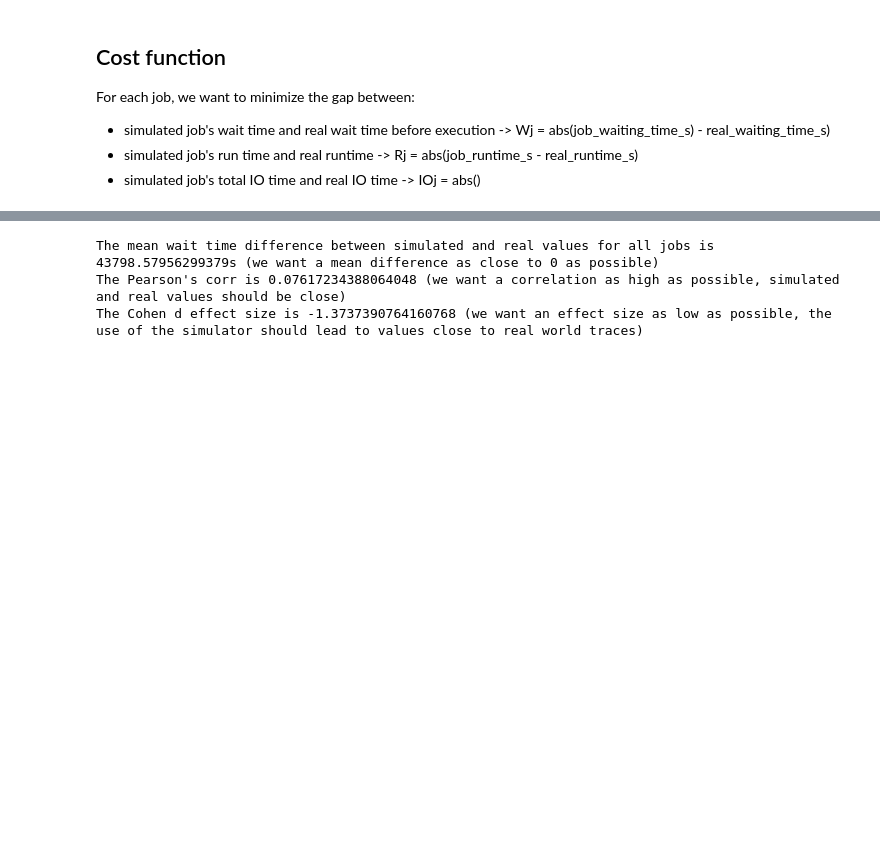
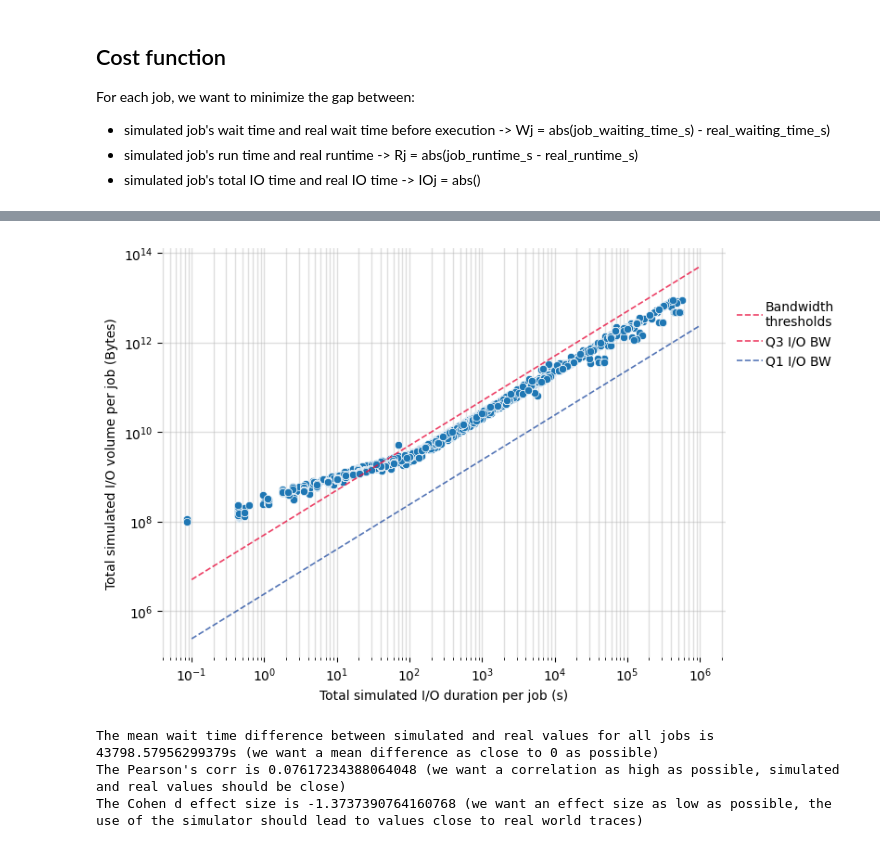
Before and after one commit to fives-simulator/fives, a Jupyter notebook: results/SimulationAnalysis.ipynb, the cells around one changed output, grey strips where cells are left out. Saved outputs shown, nothing was run; the diff lists cells and outputs as text; code cells hidden in the pictures; blank space fills up the shorter version.

Commit message:
Cleaned up some old configurations and datasets ; minor updated in SimulationAnalysis to make it possible to plot the Volume to I/O time scatter plot for simulation data

```diff
--- a/results/SimulationAnalysis.ipynb
+++ b/results/SimulationAnalysis.ipynb
@@ -11,7 +11,7 @@ For each job, we want to minimize the gap between:
 # %%
 from yaml import load, CLoader
 
-simulated_job_trace = "../build/simulatedJobs_theta2022_week41__Fives_C_theta2022_week41_0.0.1_week41.yml"
+simulated_job_trace = "./validation-1_30_01_CAT1/simulatedJobs_theta2022_1__Fives_C_theta2022_month8_cat1_0.0.1-g5k_validation.yml"
 
 results = None
 with open(simulated_job_trace, "r", encoding="utf-8") as job_results:
@@ -36,3 +36,87 @@ def cohend(d1, d2):
  u1, u2 = np.mean(d1), np.mean(d2)
  # calculate the effect size
  return (u1 - u2) / s
+# %%
+import numpy as np
+
+sim_io_times = np.array([])
+sim_io_volumes = np.array([])
+sim_io_bw_mb = np.array([])
+
+for job in results:
+
+    # Simulated only
+    s_io_time = 0
+    s_r_time = 0
+    s_w_time = 0
+    s_io_vol = 0
+    for action in job["actions"]:
+        if action["act_type"] == "COMPUTE" or action["act_type"] == "SLEEP":
+            continue
+        if action["act_status"] != "COMPLETED":
+            continue
+        if action["act_type"] == "FILEREAD":
+            s_io_time += action["act_duration"] * action["nb_stripes"]
+            s_io_vol += action["io_size_bytes"]
+        if action["act_type"] == "CUSTOM" and "write" in str(action["sub_job"]):
+            s_io_time += action["act_duration"] * action["nb_stripes"]
+            s_io_vol += action["io_size_bytes"]
+
+    if len(job['actions']) != 0:
+        sim_io_times = np.append(sim_io_times, s_io_time)
+        sim_io_volumes = np.append(sim_io_volumes, s_io_vol)
+        sim_io_bw_mb = np.append(sim_io_bw_mb, (s_io_vol / 1_000_000) / s_io_time)
+
+
+print(len(sim_io_bw_mb))
+
+import seaborn as sns
+import matplotlib
+import matplotlib.pyplot as plt
+
+line_75 = {'x': [0.1, 1000000.0], 'y': [5071992.807945422, 49511859168074.27]}
+line_25 = {'x': [0.1, 1000000.0], 'y': [242675.1002595881, 2368949610659.6855]}
+
+
+fig, ax = plt.subplots(figsize=(8,5), frameon=True, linewidth=0, layout='constrained')
+
+# Scatter plot of Total IO time to Total Bytes READ
+g = sns.scatterplot(x=sim_io_times, y=sim_io_volumes, palette=sns.color_palette("crest", as_cmap=True), ax=ax, zorder=10)
+g.set(xscale='log', yscale='log')
+g.set(xlabel="Total simulated I/O duration per job (s)", ylabel="Total simulated I/O volume per job (Bytes)")
+
+sns.lineplot(x="x", y="y", data=line_75, legend=None, color="#e91140", zorder=20, label="Q3 I/O BW", ax=ax, linestyle="--", linewidth=1.2, alpha=0.8)
+sns.lineplot(x="x", y="y", data=line_25, legend=None, color="#2b54a5", zorder=20, label="Q1 I/O BW", ax=ax, linestyle="--", linewidth=1.2, alpha=0.8)
+
+ax.minorticks_on()
+ax.grid(visible=True, which="both", axis="both", zorder=-10.0, alpha=0.4, linewidth=1)
+ax.set_frame_on(False)
+# ax.set_xlim(10e-5)
+
+legend = ax.legend(loc="best", bbox_to_anchor=(1, 0.5, 0, 0.4), fontsize=10, frameon=False, handletextpad=0.2)
+
+handles, labels = ax.get_legend_handles_labels()
+handles.insert(-2, handles[0])
+labels.insert(-2, "Bandwidth\nthresholds")
+
+legend._legend_box = None
+legend._init_legend_box(handles, labels)
+legend._set_loc(legend._loc)
+legend.set_title(legend.get_title().get_text())
+
+texts = legend.get_texts()
+for text in texts:
+    if text.get_text() == "CUMUL_READ_BW_MB":
+        text.set_text("Cumulated read\nbandwidth")
+    if text.get_text() == "NODES_USED":
+        text.set_text("Nodes in\nreservation")
+        break
+    try:
+        int(text.get_text())
+    except ValueError:
+        continue
+    else:
+        text.set_text(f"<= {int(text.get_text())} MB/s")
+
+plt.savefig("IO_volume_to_IO_time_simulated.png", dpi=300)
+# %% [output]
@@ -39,3 +124,4 @@ def cohend(d1, d2):
+[figure, added]
 # %%
 ## Compute the wait time differences and stats for all jobs
 
```
Also changed, not shown: parts of 2 cells of this notebook, 10 other files.
